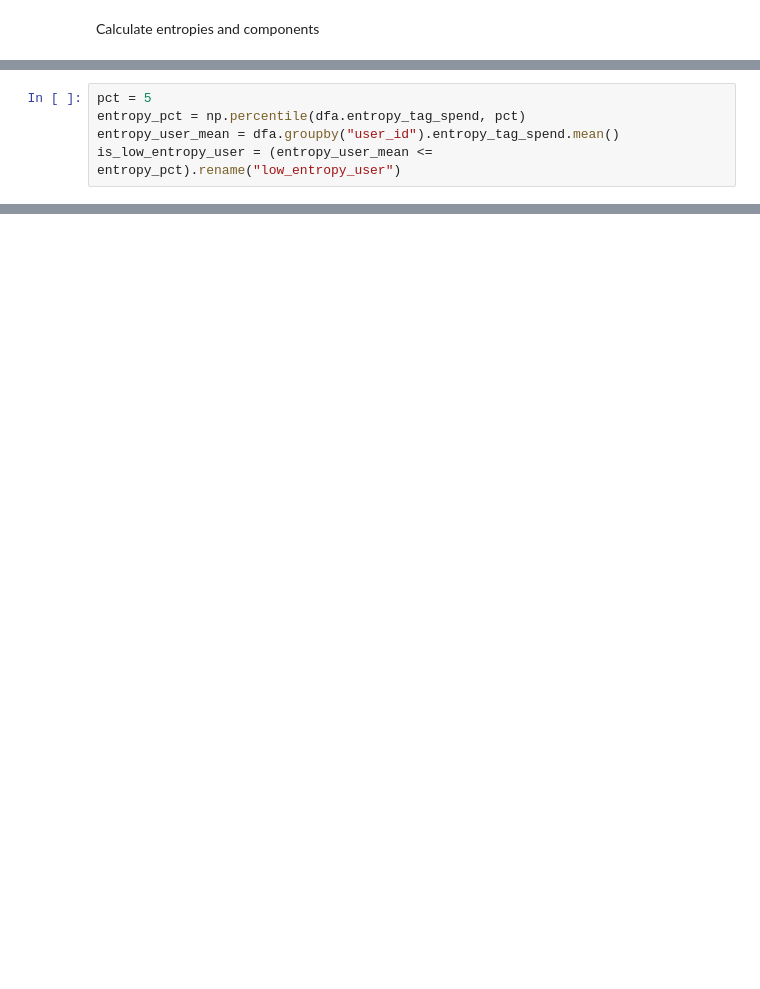
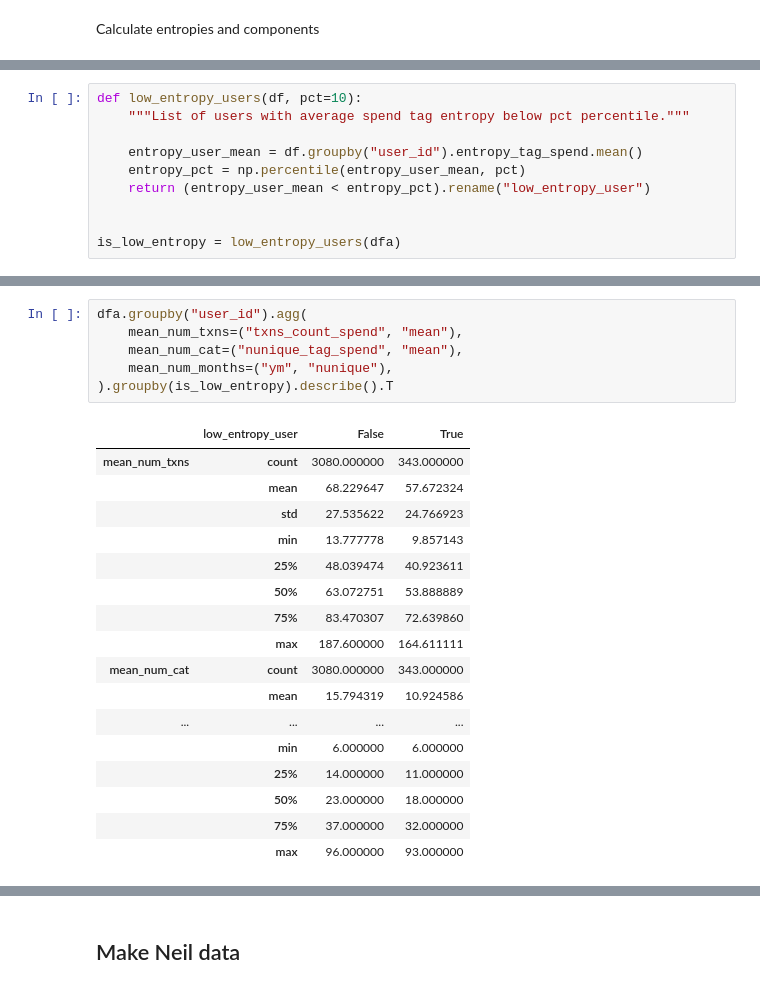
Before and after one commit to fabiangunzinger/entropy, a Jupyter notebook: notebooks/entropy_components.ipynb, the cells around one changed output, grey strips where cells are left out. Drawn from its saved outputs; the diff is of its cells as text; blank space fills up the shorter version.

```diff
--- a/notebooks/entropy_components.ipynb
+++ b/notebooks/entropy_components.ipynb
@@ -153,5 +50,0 @@ Identify low-entropy users
-# %%
-pct = 5
-entropy_pct = np.percentile(dfa.entropy_tag_spend, pct)
-entropy_user_mean = dfa.groupby("user_id").entropy_tag_spend.mean()
-is_low_entropy_user = (entropy_user_mean <= entropy_pct).rename("low_entropy_user")
@@ -216,0 +170,10 @@ k = month_cat_spend(dft)
+# %%
+def low_entropy_users(df, pct=10):
+    """List of users with average spend tag entropy below pct percentile."""
+
+    entropy_user_mean = df.groupby("user_id").entropy_tag_spend.mean()
+    entropy_pct = np.percentile(entropy_user_mean, pct)
+    return (entropy_user_mean < entropy_pct).rename("low_entropy_user")
+
+
+is_low_entropy = low_entropy_users(dfa)
@@ -216,0 +182,24 @@ k = month_cat_spend(dft)
+# %%
+dfa.groupby("user_id").agg(
+    mean_num_txns=("txns_count_spend", "mean"),
+    mean_num_cat=("nunique_tag_spend", "mean"),
+    mean_num_months=("ym", "nunique"),
+).groupby(is_low_entropy).describe().T
+# %% [output]
+|  | low_entropy_user | False | True |
+| mean_num_txns | count | 3080.000000 | 343.000000 |
+|  | mean | 68.229647 | 57.672324 |
+|  | std | 27.535622 | 24.766923 |
+|  | min | 13.777778 | 9.857143 |
+|  | 25% | 48.039474 | 40.923611 |
+|  | 50% | 63.072751 | 53.888889 |
+|  | 75% | 83.470307 | 72.639860 |
+|  | max | 187.600000 | 164.611111 |
+| mean_num_cat | count | 3080.000000 | 343.000000 |
+|  | mean | 15.794319 | 10.924586 |
+| ... | ... | ... | ... |
+|  | min | 6.000000 | 6.000000 |
+|  | 25% | 14.000000 | 11.000000 |
+|  | 50% | 23.000000 | 18.000000 |
+|  | 75% | 37.000000 | 32.000000 |
+|  | max | 96.000000 | 93.000000 |
@@ -216,0 +207,2 @@ k = month_cat_spend(dft)
+# %% [markdown]
+## Make Neil data
```
Also changed, not shown: parts of 41 cells of this notebook, 15 other files.
